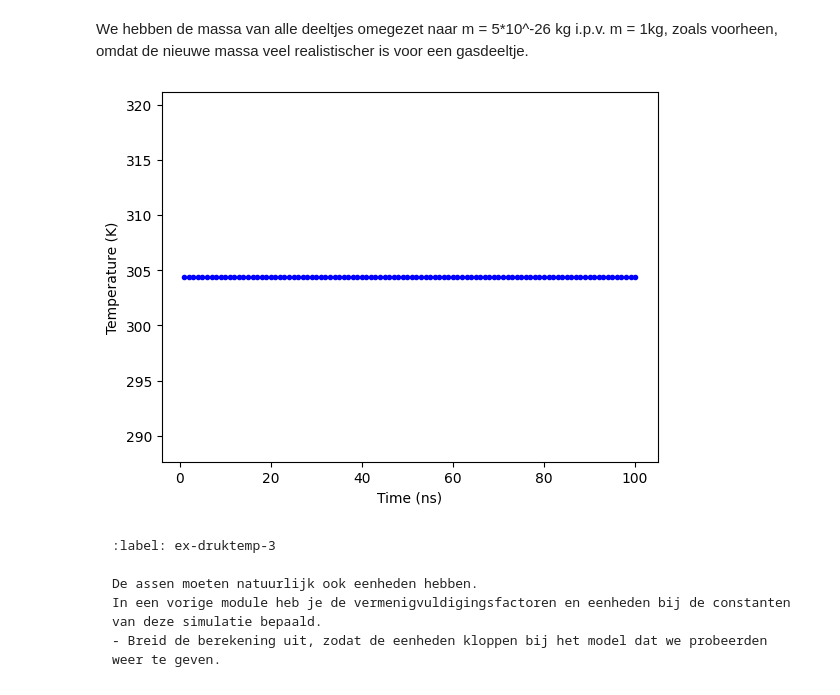
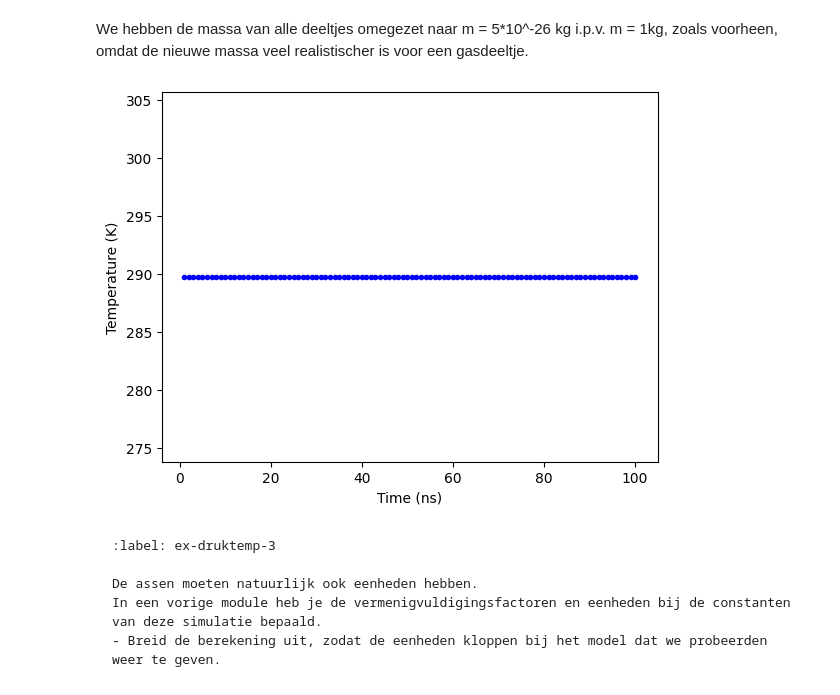
Before and after one commit to cs50202/kimienalesja, a Jupyter notebook: Content/PySim/5_druktemp.ipynb, the cells around one changed output. Saved outputs shown, nothing was run; the diff lists cells and outputs as text; code cells hidden in the pictures.

````diff
--- a/Content/PySim/5_druktemp.ipynb
+++ b/Content/PySim/5_druktemp.ipynb
@@ -35,12 +35,17 @@ Neem de constanten die je in het vorige werkblad hebt gekozen hieronder over.
 import numpy as np
 import matplotlib.pyplot as plt
 from matplotlib.animation import FuncAnimation
-BOX_SIZE_0 = 10                  # Hoogte en breedte startvolume (in nm)
-N = 40                          # Aantal deeltjes
-V_0 = 410                      # Startsnelheid van deeltjes (nm/ns)
-RADIUS = 0.3                    # Straal van moleculen (nm)
-DT = 1e-4
-                    # Tijdstap om geen botsing te missen (ns)
+BOX_SIZE_0 = 10                # Hoogte en lengte startvolume (nm)
+N = 40                         # Aantal deeltjes
+V_0 = 1                        # Startsnelheid van deeltjes (nm/2.5 ps)
+RADIUS = 0.3                   # Straal van moleculen (nm)
+DT = 0.1 * RADIUS / V_0        # Tijdstap om geen botsing te missen (2.5 ps)
+
+# scaling factoren naar SI eenheden
+boxscale = 1e-9
+vscale = (1e-9)/(2.5*1e-12)
+rscale = 1e-9
+tscale = 2.5*1e-12
 # %% [markdown]
 De klasse voor de gasmoleculen en de functies voor hun onderlinge interactie:
 # %%
@@ -186,17 +191,22 @@ Hierbij is
 Schrijf een functie die de temperatuur van het gas in onze simulatie bepaalt:
 ```
 # %%
-k = 1.380649e-23
-f = 2
+k = 1.380649e-23    # Constante van Boltzmann J/K
+f = 2               # aantal vrijheidsgraden = 2
+
+vtscale = vscale**2     #scaling factor voor de snelheid zodat die later in de temperatuur doorgevoerd kan worden
 
 def temperature(particles) -> float:
     temp = 0.0
+
+    # Eerst een for loop om de gemiddelde snelheid kwadraat te bepalen
     v = np.array([])
     for particle in particles:
         vx, vy = particle.v
         vsquare = vx**2 + vy**2
         v = np.append(v,vsquare)
 
+    # Temperatuur berekenen volgens de bovenstaande formule
     temp = (particle.m*np.mean(v))/(k*f)
     return temp
 # %% [markdown]
@@ -210,25 +220,25 @@ We hebben de massa van alle deeltjes omegezet naar m = 5*10^-26 kg i.p.v. m = 1k
 # %%
 # ruimte voor uitwerking
 
 particles = []
 temperatures = np.zeros(100, dtype=float)
 times = np.linspace(1, 100, 100)
 temp = np.array([])
 
 create_particles(particles)
 for i in range(100):
     take_time_step(particles)
     # vastleggen van temperatuur per tijdstap
     temp = np.append(temp, temperature(particles))
 
 plt.figure()
 plt.xlabel('Time (ns)')
 plt.ylabel('Temperature (K)')
 # plotten van tijd tegen temperatuur
-plt.plot(times,temp,"b.")
+plt.plot(times,temp*vtscale,"b.")
 plt.show()
 # %% [output]
-[figure, old version]
+[figure, new version]
 # %% [markdown]
 ```{exercise}
 :label: ex-druktemp-3
````
Also changed, not shown: parts of 8 cells of this notebook, 1 other file.
